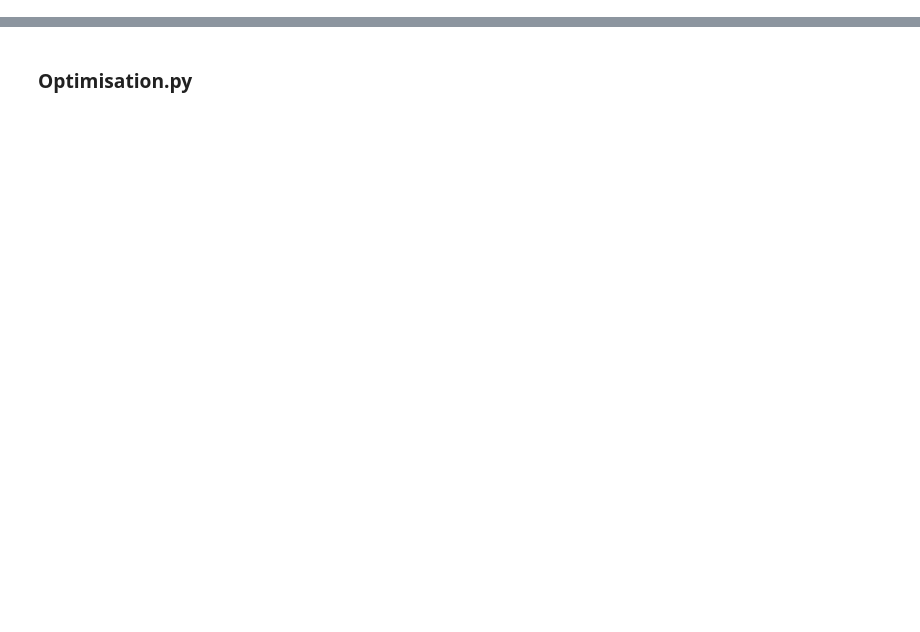
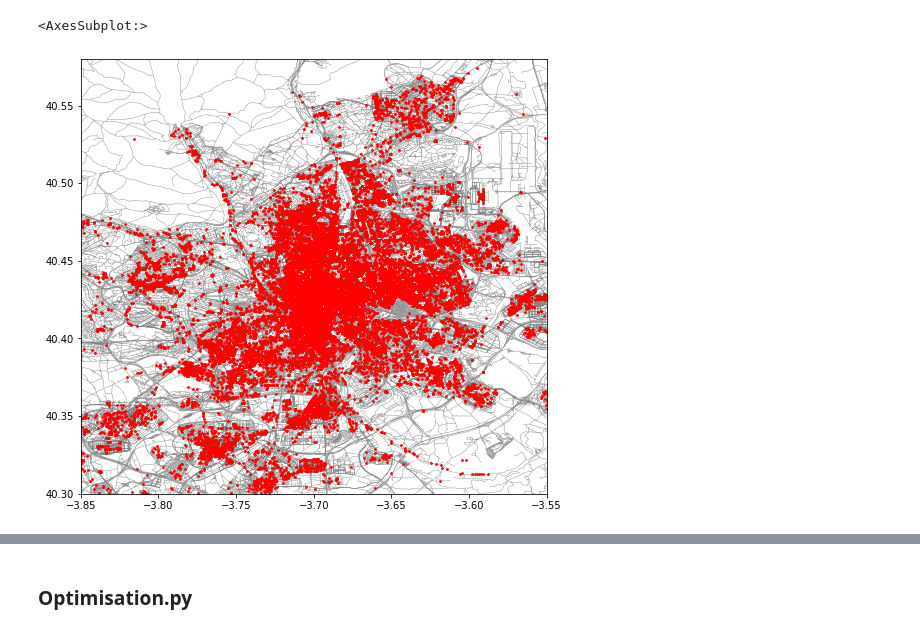
Before and after one commit to gabrielecorbo/oasis-project, a Jupyter notebook: madrid/jupyter/Preprocessing.ipynb, the cells around one changed output, grey strips where cells are left out. Drawn from its saved outputs; the diff is of its cells as text; code cells hidden in the pictures; blank space fills up the shorter version.

```diff
--- a/madrid/jupyter/Preprocessing.ipynb
+++ b/madrid/jupyter/Preprocessing.ipynb
@@ -97,6 +95,7 @@ existing_chargers_gdf.to_file(os.getcwd()+'\\shapefiles\\existing_chargers.shp')
 poi_df = read_shapefile(gp_poi)
 poi_df['longitud']=[poi_df['coords'][i][0][0] for i in range(len(poi_df))]
 poi_df['latitud']=[poi_df['coords'][i][0][1] for i in range(len(poi_df))]
+poi_gdf = point_df_to_gdf(poi_df)
 # %%
 y_lim = (40.3,40.58)                                    # y coordinates (boundaries of city of Manchester)
 x_lim = (-3.85,-3.55)                                    # x coordinates (boundaries of city of Manchester)
@@ -115,0 +130,8 @@ gdf_roads_clip.to_file(os.getcwd()+'\\shapefiles\\map.shp')
+# %%
+base = gdf_roads_clip.plot(figsize=(12, 8), color='grey', lw=0.4, zorder=0)  # Zorder controls the layering of the charts with
+base.set_xlim(x_lim)
+base.set_ylim(y_lim)
+poi_gdf.plot(ax=base,color='red',markersize=3)
+# %% [output]
+<AxesSubplot:>
+[figure, added]
```
Also changed, not shown: parts of 14 cells of this notebook.
